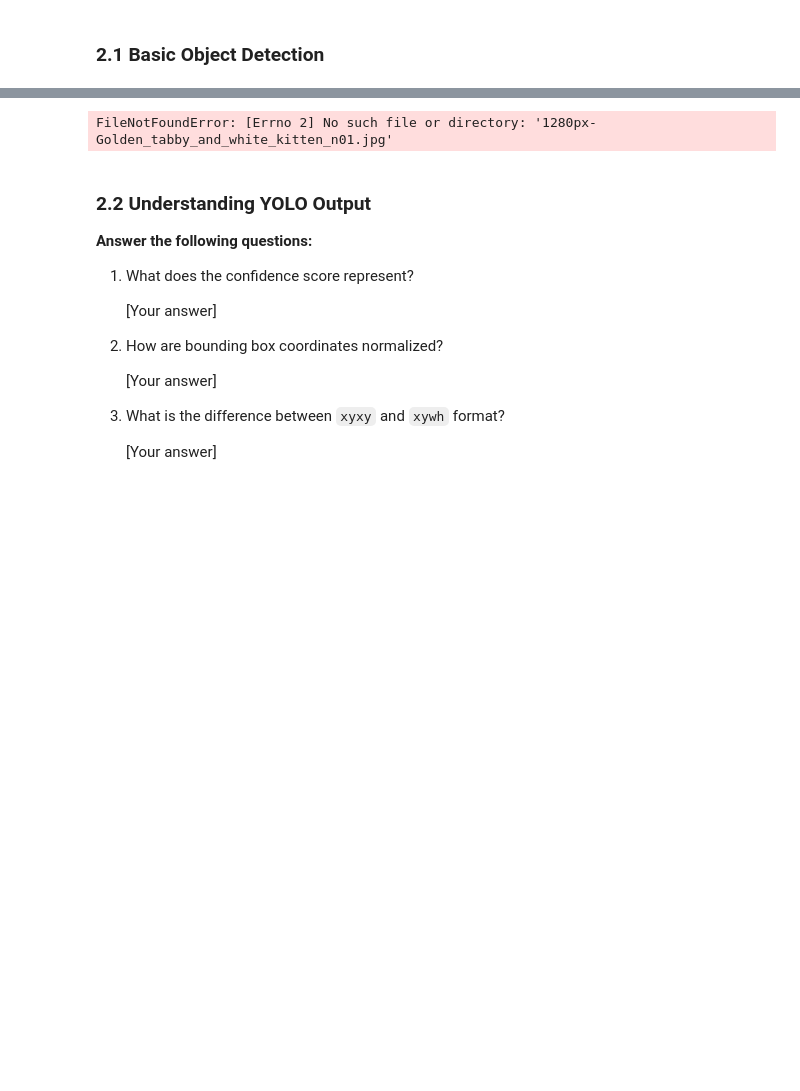
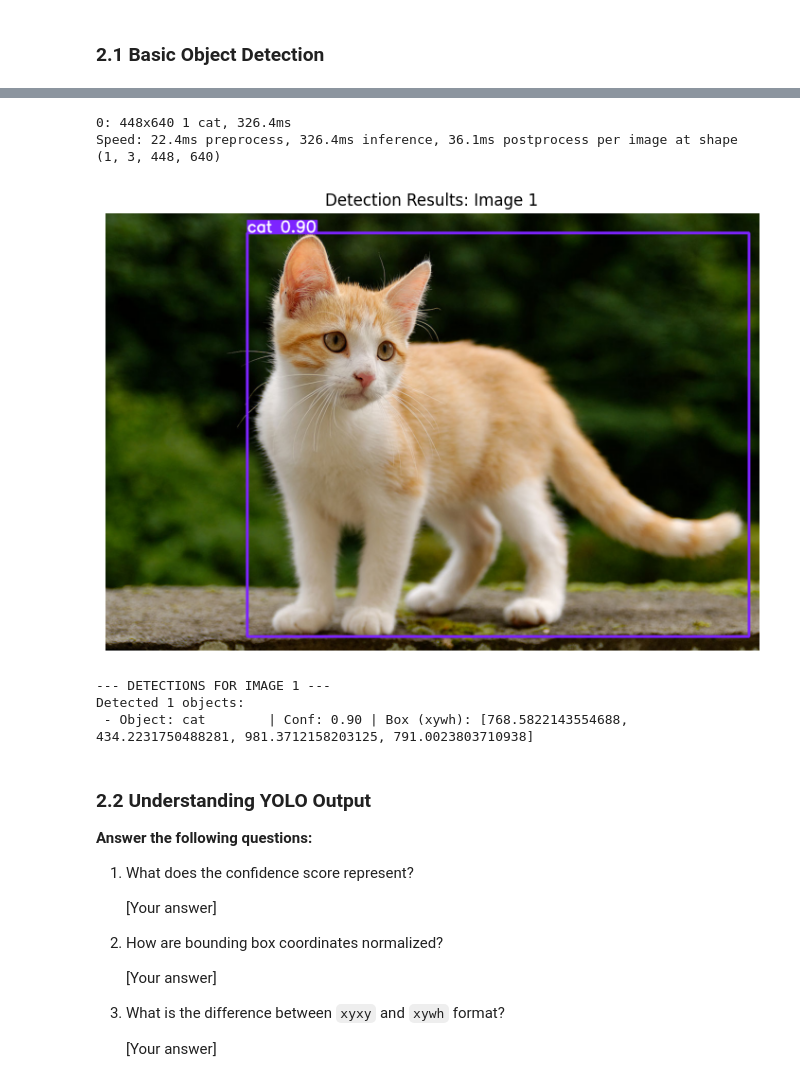
Before and after one commit to nurkausarmuner-enka/assignment-04-object-detection, a Jupyter notebook: assignment_04_starter.ipynb, the cells around one changed output, grey strips where cells are left out. Drawn from its saved outputs; the diff is of its cells as text; code cells hidden in the pictures; blank space fills up the shorter version.

```diff
--- a/assignment_04_starter.ipynb
+++ b/assignment_04_starter.ipynb
@@ -81,32 +90,46 @@ Update Settings with 'yolo settings key=value', i.e. 'yolo settings runs_dir=pat
 # %%
 # TODO: Run detection on your images
 # Download or use your own images
-image_paths = [
-    '1280px-Golden_tabby_and_white_kitten_n01.jpg'
-]
+image_paths = ['1280px-Golden_tabby_and_white_kitten_n01.jpg']
 results = model(image_paths)
 
 for i, result in enumerate(results):
     res_plotted = result.plot()  # This draws the boxes on the image
     res_rgb = cv2.cvtColor(res_plotted, cv2.COLOR_BGR2RGB)
 
     plt.figure(figsize=(10, 6))
     plt.imshow(res_rgb)
     plt.title(f"Detection Results: Image {i+1}")
     plt.axis('off')
     plt.show()
 # %% [output]
-FileNotFoundError: [Errno 2] No such file or directory: '1280px-Golden_tabby_and_white_kitten_n01.jpg'
+0: 448x640 1 cat, 326.4ms
+Speed: 22.4ms preprocess, 326.4ms inference, 36.1ms postprocess per image at shape (1, 3, 448, 640)
+[figure, added]
 # %%
 # TODO: Print detected objects with confidence scores and bounding boxes
+for i, result in enumerate(results):
+    print(f"\n--- DETECTIONS FOR IMAGE {i+1} ---")
+    boxes = result.boxes
+    print(f"Detected {len(boxes)} objects:")
 
-# Example:
-# for result in results:
-#     boxes = result.boxes
-#     print(f"Detected {len(boxes)} objects")
-#     for box in boxes:
-#         print(f"Class: {result.names[int(box.cls)]}, Confidence: {box.conf.item():.2f}")
-#         print(f"Bounding box (xyxy): {box.xyxy}")
+    for box in boxes:
+        # 1. Get Class Name
+        class_id = int(box.cls[0])
+        label = model.names[class_id]
+
+        # 2. Get Confidence Score
+        conf = box.conf[0].item()
+
+        # 3. Get Bounding Box Coordinates in xywh format (normalized or pixels)
+        # xywh[0] contains [x_center, y_center, width, height]
+        coords = box.xywh[0].tolist()
+
+        print(f" - Object: {label:10} | Conf: {conf:.2f} | Box (xywh): {coords}")
+# %% [output]
+--- DETECTIONS FOR IMAGE 1 ---
+Detected 1 objects:
+ - Object: cat        | Conf: 0.90 | Box (xywh): [768.5822143554688, 434.2231750488281, 981.3712158203125, 791.0023803710938]
 # %% [markdown]
 ### 2.2 Understanding YOLO Output
 
```
Also changed, not shown: parts of 2 cells of this notebook.
